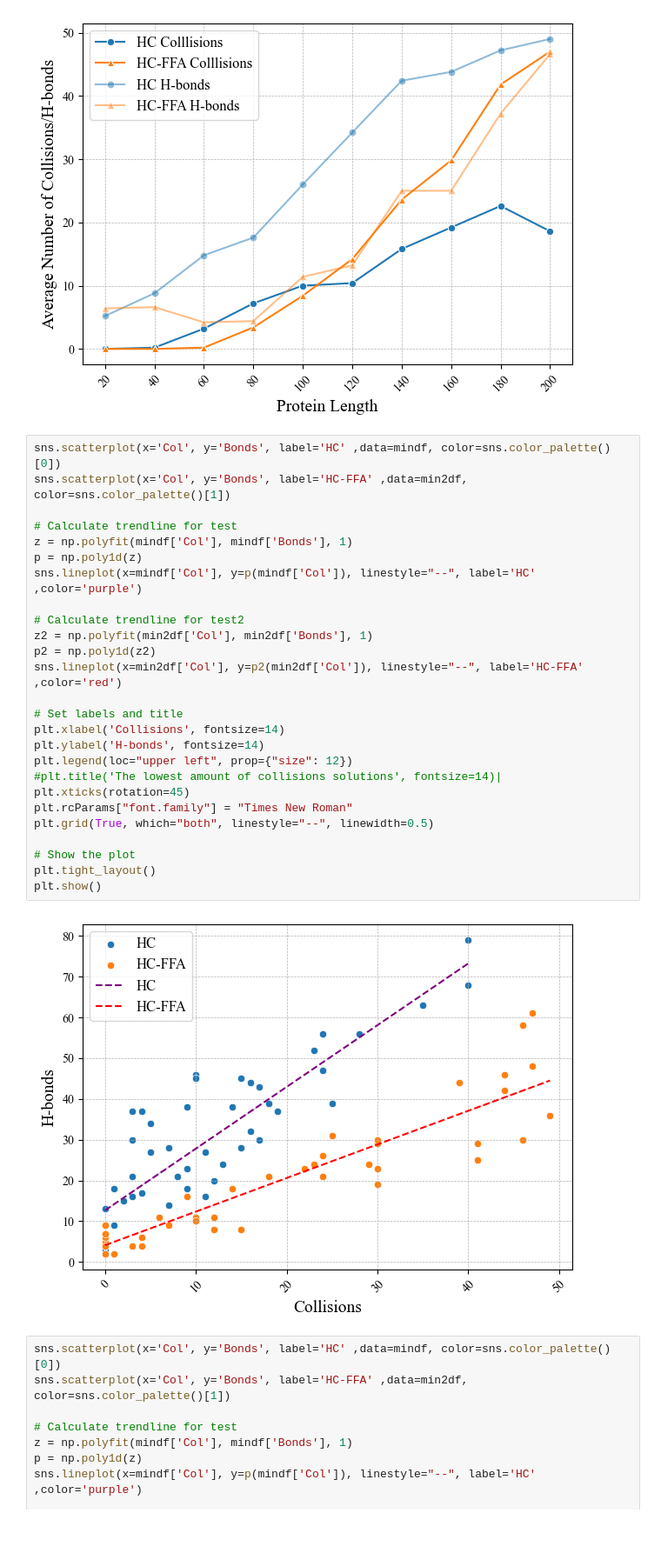
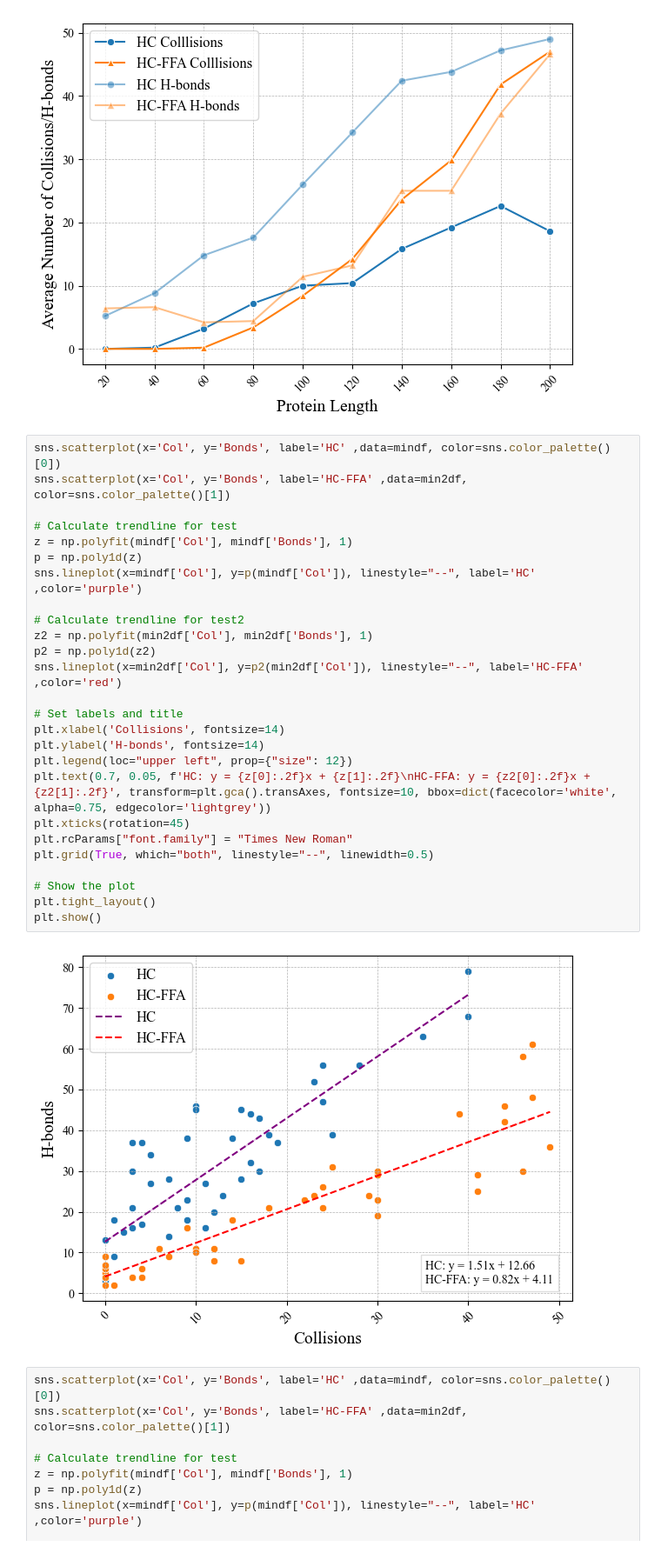
Before and after one commit to JonathanasKoutstaal/FFAinProteinFolding, a Jupyter notebook: Notebooks/Experiment3.ipynb, the cells around one changed output. Shown at 87% size. Saved outputs shown, nothing was run; the diff lists cells and outputs as text.

```diff
--- a/Notebooks/Experiment3.ipynb
+++ b/Notebooks/Experiment3.ipynb
@@ -260,31 +260,31 @@ plt.show()
 # %%
 sns.scatterplot(x='Col', y='Bonds', label='HC' ,data=mindf, color=sns.color_palette()[0])
 sns.scatterplot(x='Col', y='Bonds', label='HC-FFA' ,data=min2df, color=sns.color_palette()[1])
 
 # Calculate trendline for test
 z = np.polyfit(mindf['Col'], mindf['Bonds'], 1)
 p = np.poly1d(z)
 sns.lineplot(x=mindf['Col'], y=p(mindf['Col']), linestyle="--", label='HC' ,color='purple')
 
 # Calculate trendline for test2
 z2 = np.polyfit(min2df['Col'], min2df['Bonds'], 1)
 p2 = np.poly1d(z2)
 sns.lineplot(x=min2df['Col'], y=p2(min2df['Col']), linestyle="--", label='HC-FFA' ,color='red')
 
 # Set labels and title
 plt.xlabel('Collisions', fontsize=14)
 plt.ylabel('H-bonds', fontsize=14)
 plt.legend(loc="upper left", prop={"size": 12})
-#plt.title('The lowest amount of collisions solutions', fontsize=14)|
+plt.text(0.7, 0.05, f'HC: y = {z[0]:.2f}x + {z[1]:.2f}\nHC-FFA: y = {z2[0]:.2f}x + {z2[1]:.2f}', transform=plt.gca().transAxes, fontsize=10, bbox=dict(facecolor='white', alpha=0.75, edgecolor='lightgrey'))
 plt.xticks(rotation=45)
 plt.rcParams["font.family"] = "Times New Roman"
 plt.grid(True, which="both", linestyle="--", linewidth=0.5)
 
 # Show the plot
 plt.tight_layout()
 plt.show()
 # %% [output]
-[figure, old version]
+[figure, new version]
 # %%
 sns.scatterplot(x='Col', y='Bonds', label='HC' ,data=mindf, color=sns.color_palette()[0])
 sns.scatterplot(x='Col', y='Bonds', label='HC-FFA' ,data=min2df, color=sns.color_palette()[1])
```
Also changed, not shown: parts of 4 cells of this notebook, 5 other files.
